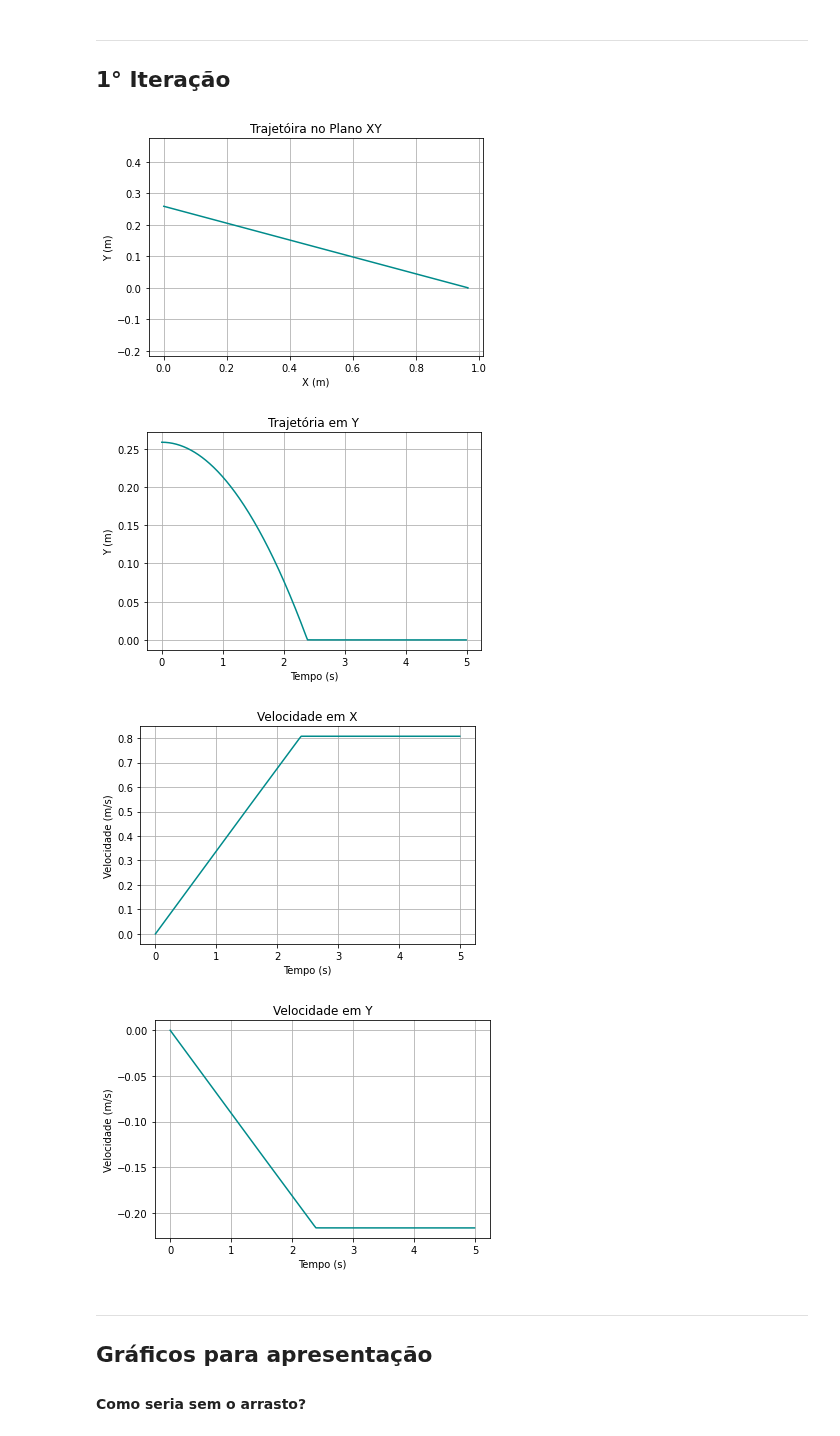
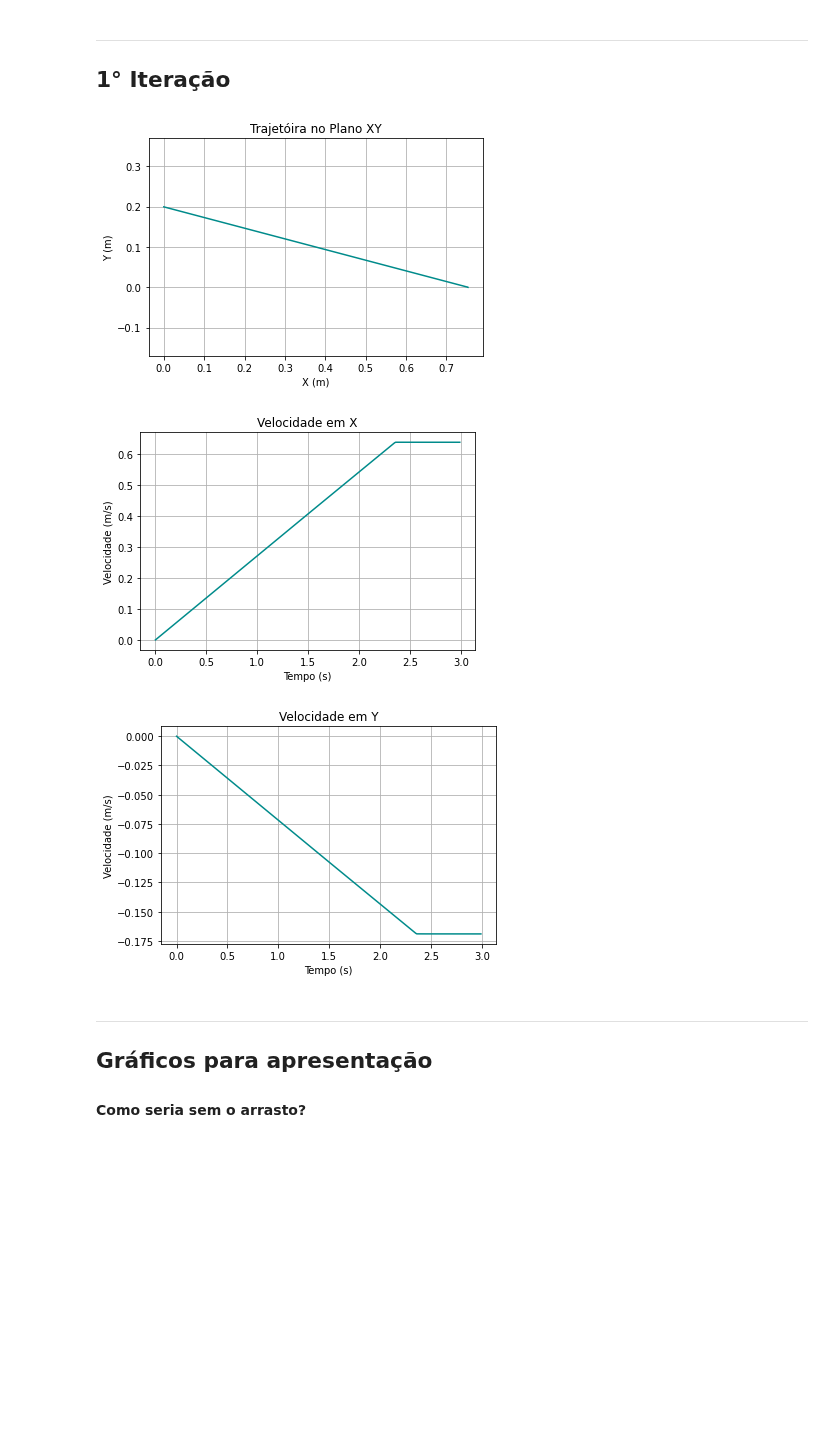
Before and after one commit to pedroivoal/Modsim-P3, a Jupyter notebook: Implementação/modelo.ipynb, the cells around one changed output. Cells and saved outputs as stored; diff of their text form; code cells hidden in the pictures; blank space fills up the shorter version.

```diff
--- a/Implementação/modelo.ipynb
+++ b/Implementação/modelo.ipynb
@@ -36,7 +36,7 @@ g = 9.81                    # Terra
 Cd = 1.05                   # Da área 'As'
 
 # Ângulo limite (°)
-angle_l = 13              # Tábua
+angle_l = 13.2              # Tábua
 
 # μ cinético (coeficiente de atrito cinético)
 mic = tan(radians(angle_l)) # Entre livro e tábua
@@ -74,11 +74,11 @@ def modelo1 (X, t, angle):
     else:
         return [dxdt, dydt, dvxdt, dvydt]
 # %%
-L_t = np.arange(0, 5, 0.01)
+L_t = np.arange(0, 3, 0.01)
 
 # Condições iniciais
-angle = 15
-x0 = [0, 1*sin(radians(angle)), 0, 0]
+angle = 14.8
+x0 = [0, 0.78*sin(radians(angle)), 0, 0]
 
 # Resolução numérica
 r1 = odeint(modelo1, x0, L_t, args = (angle,))
@@ -91,37 +91,36 @@ L_vy1 = r1[:,3]
 planoXY1, ax = plt.subplots()
 plt.plot(L_x1, L_y1, 'darkcyan')
 plt.axis('equal')
 plt.title('Trajetóira no Plano XY')
 plt.xlabel('X (m)')
 plt.ylabel('Y (m)')
 plt.grid(True)
 plt.show()
 planoXY1.savefig('1.planoXY1.png',  format = 'png', dpi = 1200)
 
 # Velocidade em X
 velocidadeX1, ax = plt.subplots()
 plt.plot(L_t, L_vx1, 'darkcyan')
 plt.title('Velocidade em X')
 plt.xlabel('Tempo (s)')
 plt.ylabel('Velocidade (m/s)')
 plt.grid(True)
 plt.show()
 velocidadeX1.savefig('2.velocidadeX1.png',  format = 'png', dpi = 1200)
 
 # Velocidade em Y
 velocidadeY1, ax = plt.subplots()
 plt.plot(L_t, L_vy1, 'darkcyan')
 plt.title('Velocidade em Y')
 plt.xlabel('Tempo (s)')
 plt.ylabel('Velocidade (m/s)')
 plt.grid(True)
 plt.show()
 velocidadeY1.savefig('3.velocidadeY1.png',  format = 'png', dpi = 1200)
 # %% [output]
-[figure, old version]
+[figure, new version]
-[figure, old version]
+[figure, new version]
-[figure, old version]
+[figure, new version]
-[figure, removed]
 # %% [markdown]
 ----
 ## Gráficos para apresentação
```
Also changed, not shown: parts of 3 cells of this notebook, 7 other files.
